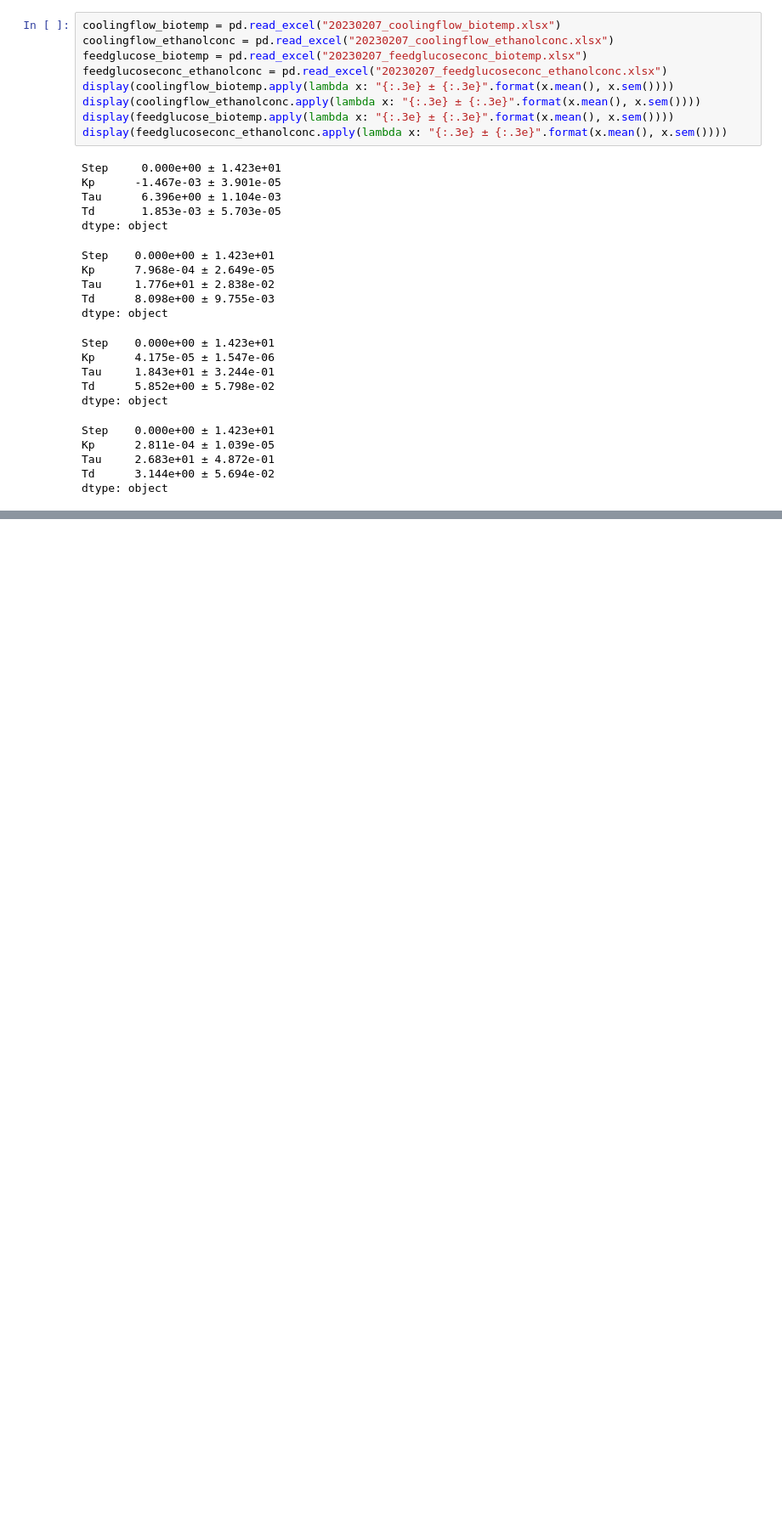
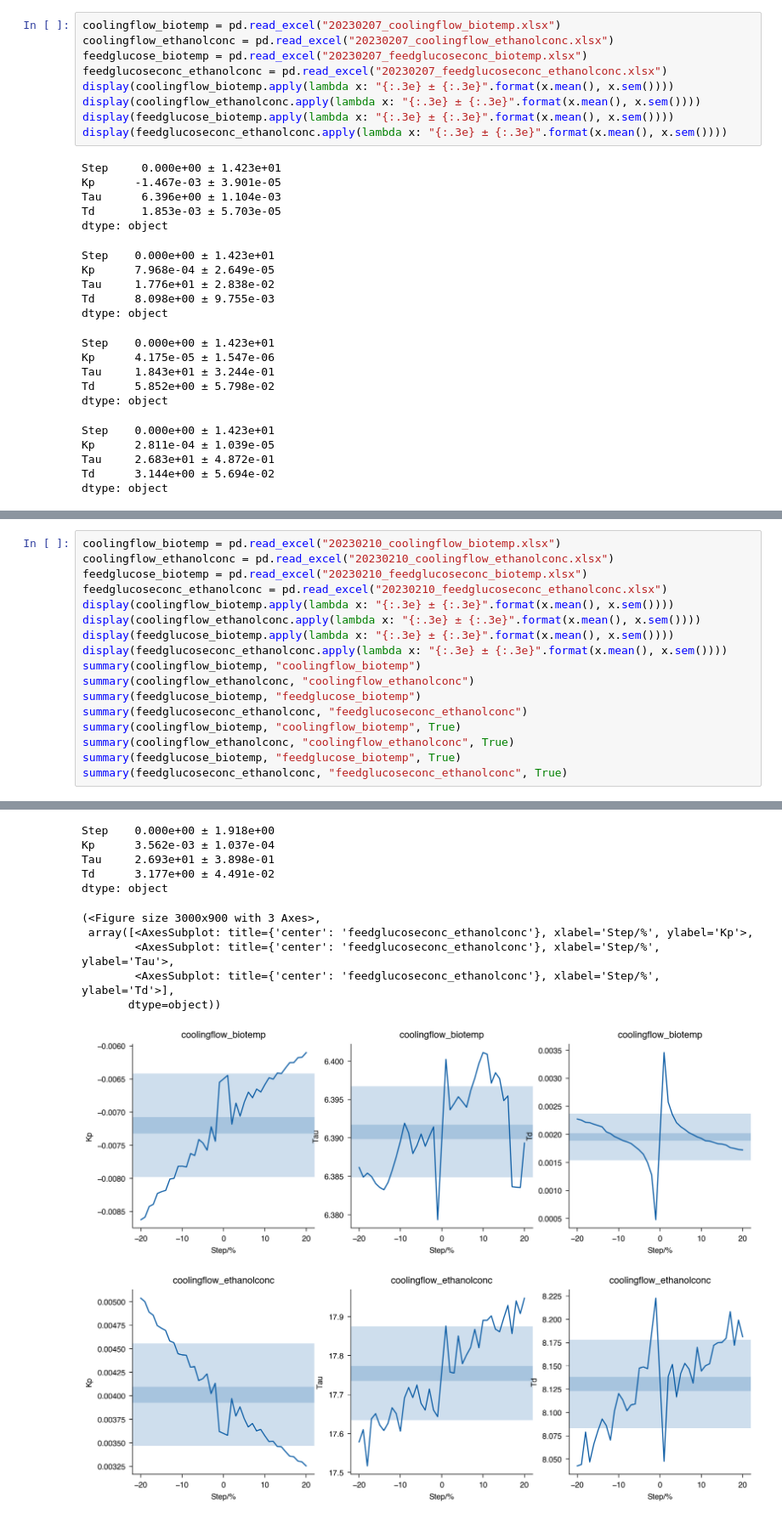
Before and after one commit to 5dwdvd/pdc-project, a Jupyter notebook: FOPTD.ipynb, the cells around one changed output, grey strips where cells are left out. Shown at 85% size. Saved outputs shown, nothing was run; the diff lists cells and outputs as text; blank space fills up the shorter version.

```diff
--- a/FOPTD.ipynb
+++ b/FOPTD.ipynb
@@ -126,0 +128,18 @@ summary(feedglucoseconc_ethanolconc, "feedglucoseconc_ethanolconc", True)
+# %%
+coolingflow_biotemp = pd.read_excel("20230210_coolingflow_biotemp.xlsx")
+coolingflow_ethanolconc = pd.read_excel("20230210_coolingflow_ethanolconc.xlsx")
+feedglucose_biotemp = pd.read_excel("20230210_feedglucoseconc_biotemp.xlsx")
+feedglucoseconc_ethanolconc = pd.read_excel("20230210_feedglucoseconc_ethanolconc.xlsx")
+display(coolingflow_biotemp.apply(lambda x: "{:.3e} ± {:.3e}".format(x.mean(), x.sem())))
+display(coolingflow_ethanolconc.apply(lambda x: "{:.3e} ± {:.3e}".format(x.mean(), x.sem())))
+display(feedglucose_biotemp.apply(lambda x: "{:.3e} ± {:.3e}".format(x.mean(), x.sem())))
+display(feedglucoseconc_ethanolconc.apply(lambda x: "{:.3e} ± {:.3e}".format(x.mean(), x.sem())))
+summary(coolingflow_biotemp, "coolingflow_biotemp")
+summary(coolingflow_ethanolconc, "coolingflow_ethanolconc")
+summary(feedglucose_biotemp, "feedglucose_biotemp")
+summary(feedglucoseconc_ethanolconc, "feedglucoseconc_ethanolconc")
+summary(coolingflow_biotemp, "coolingflow_biotemp", True)
+summary(coolingflow_ethanolconc, "coolingflow_ethanolconc", True)
+summary(feedglucose_biotemp, "feedglucose_biotemp", True)
+summary(feedglucoseconc_ethanolconc, "feedglucoseconc_ethanolconc", True)
+# %% [output]
@@ -126,0 +161,12 @@ summary(feedglucoseconc_ethanolconc, "feedglucoseconc_ethanolconc", True)
+Step    0.000e+00 ± 1.918e+00
+Kp      3.562e-03 ± 1.037e-04
+Tau     2.693e+01 ± 3.898e-01
+Td      3.177e+00 ± 4.491e-02
+dtype: object
+(<Figure size 3000x900 with 3 Axes>,
+ array([<AxesSubplot: title={'center': 'feedglucoseconc_ethanolconc'}, xlabel='Step/%', ylabel='Kp'>,
+        <AxesSubplot: title={'center': 'feedglucoseconc_ethanolconc'}, xlabel='Step/%', ylabel='Tau'>,
+        <AxesSubplot: title={'center': 'feedglucoseconc_ethanolconc'}, xlabel='Step/%', ylabel='Td'>],
+       dtype=object))
+[figure, added]
+[figure, added]
```
Also changed, not shown: parts of 6 cells of this notebook, 28 other files.
